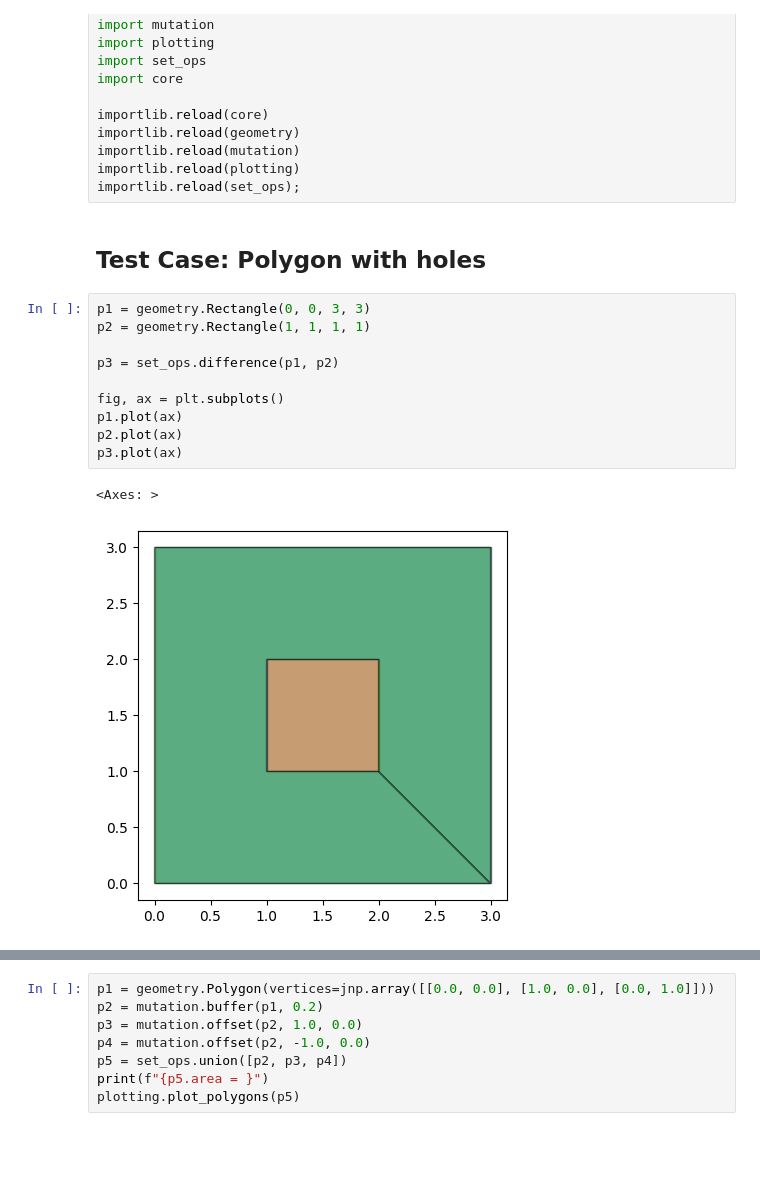
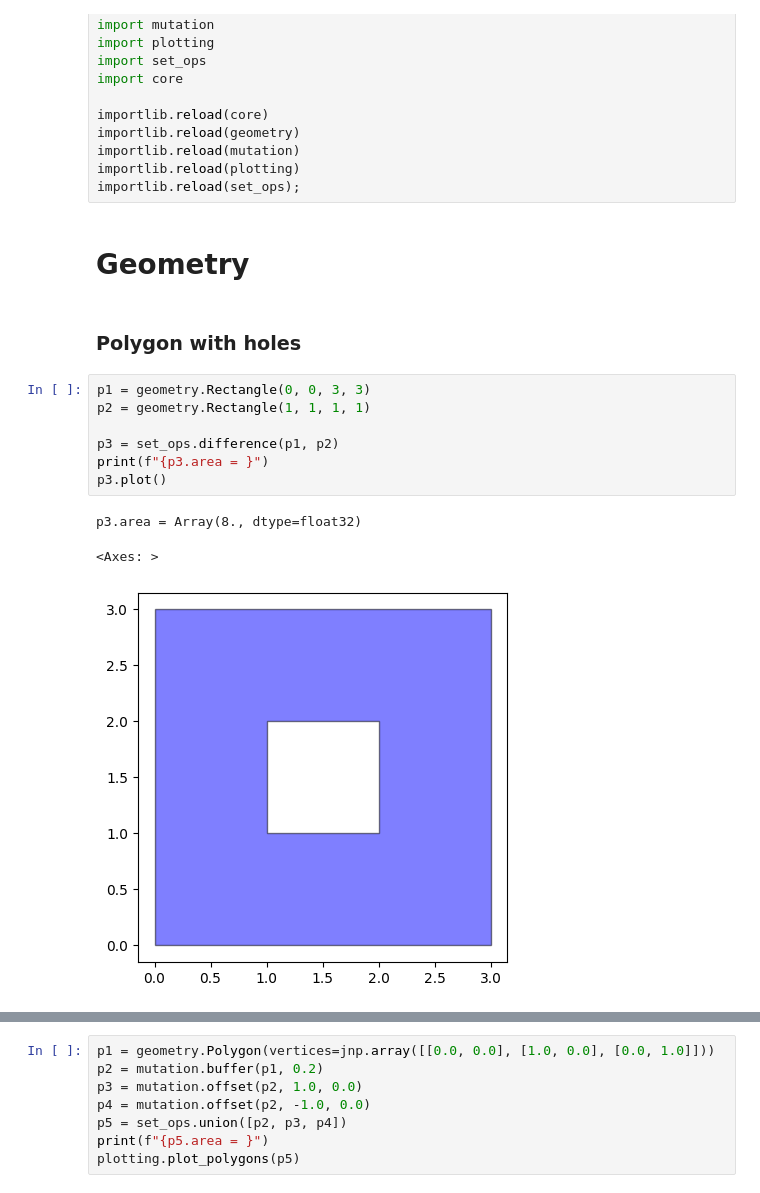
Before and after one commit to seekjim20/dshape, a Jupyter notebook: ipynb/playground.ipynb, the cells around one changed output, grey strips where cells are left out. Drawn from its saved outputs; the diff is of its cells as text; blank space fills up the shorter version.

```diff
--- a/ipynb/playground.ipynb
+++ b/ipynb/playground.ipynb
@@ -16,18 +16,18 @@ importlib.reload(geometry)
 importlib.reload(mutation)
 importlib.reload(plotting)
 importlib.reload(set_ops);
-# %% [markdown]
-## Test Case: Polygon with holes
+# %% [markdown]
+# Geometry
+# %% [markdown]
+### Polygon with holes
 # %%
 p1 = geometry.Rectangle(0, 0, 3, 3)
 p2 = geometry.Rectangle(1, 1, 1, 1)
 
 p3 = set_ops.difference(p1, p2)
-
-fig, ax = plt.subplots()
-p1.plot(ax)
-p2.plot(ax)
-p3.plot(ax)
+print(f"{p3.area = }")
+p3.plot()
 # %% [output]
-<Axes: >
+p3.area = Array(8., dtype=float32)
+<Axes: >
-[figure, old version]
+[figure, new version]
```
Also changed, not shown: parts of 21 cells of this notebook, 13 other files.
